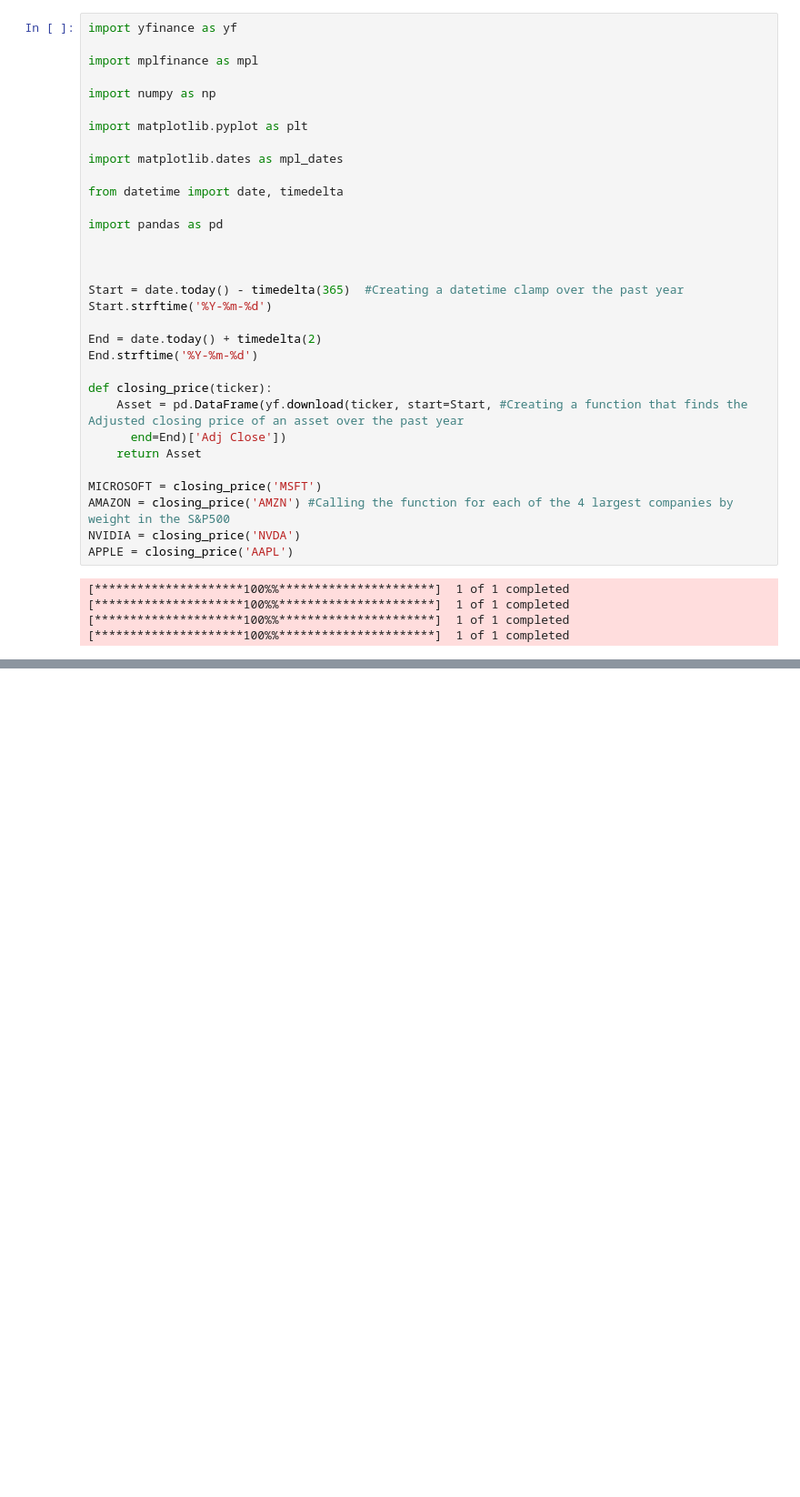
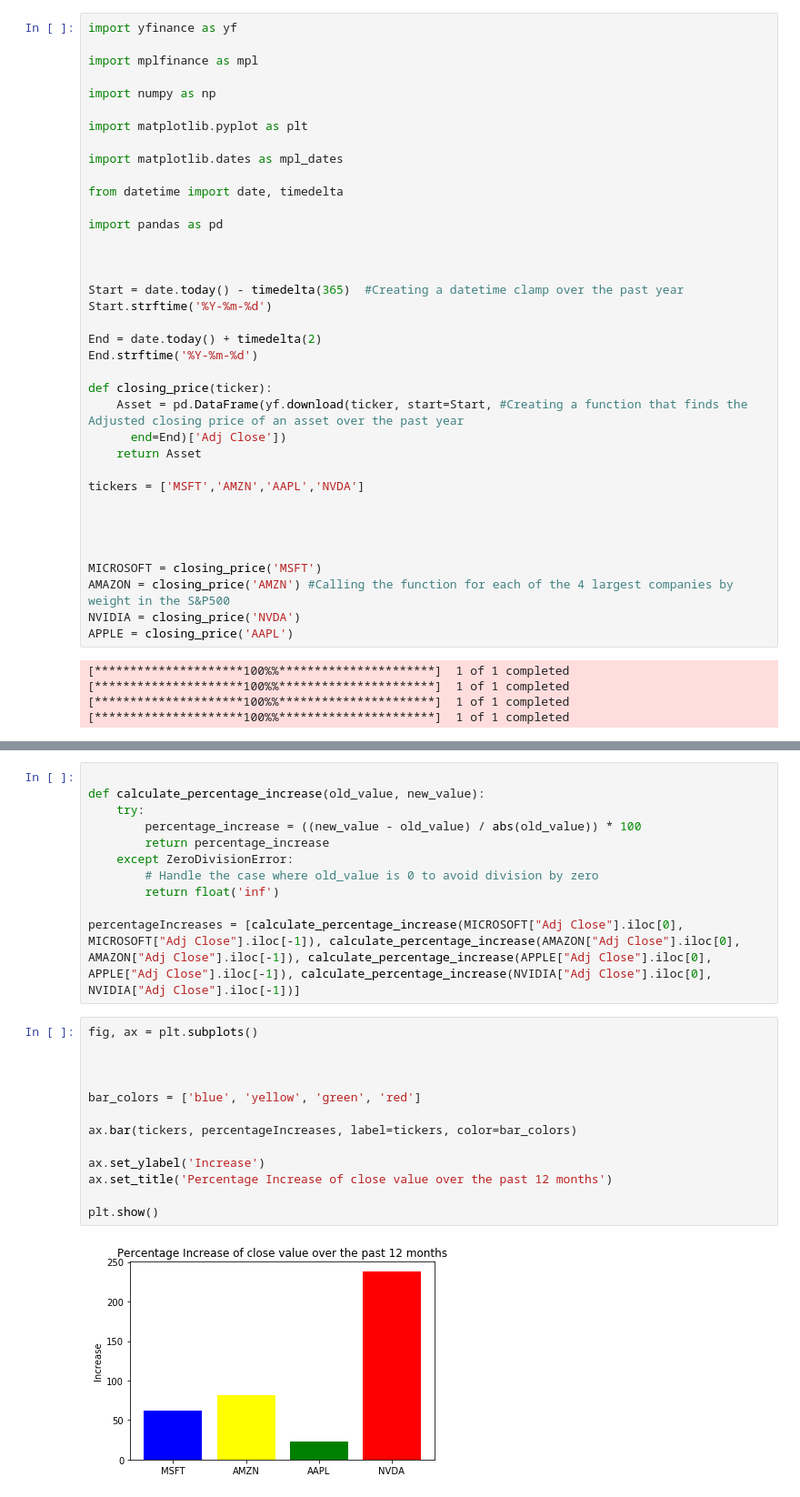
Before and after one commit to JamieHoughton1/JamiesProjects, a Jupyter notebook: Financial Analysis of S&P500/topFour.ipynb, the cells around one changed output, grey strips where cells are left out. Shown: that part at 91% size. Saved outputs shown, nothing was run; the diff lists cells and outputs as text; blank space fills up the shorter version.

```diff
--- a/Financial Analysis of S&P500/topFour.ipynb
+++ b/Financial Analysis of S&P500/topFour.ipynb
@@ -26,6 +26,11 @@ def closing_price(ticker):
       end=End)['Adj Close'])
     return Asset
 
+tickers = ['MSFT','AMZN','AAPL','NVDA']
+
+
+
+
 MICROSOFT = closing_price('MSFT')
 AMAZON = closing_price('AMZN') #Calling the function for each of the 4 largest companies by weight in the S&P500
 NVIDIA = closing_price('NVDA')
@@ -52,0 +63,26 @@ plt.show()
+# %%
+
+def calculate_percentage_increase(old_value, new_value):
+    try:
+        percentage_increase = ((new_value - old_value) / abs(old_value)) * 100
+        return percentage_increase
+    except ZeroDivisionError:
+        # Handle the case where old_value is 0 to avoid division by zero
+        return float('inf')
+
+percentageIncreases = [calculate_percentage_increase(MICROSOFT["Adj Close"].iloc[0], MICROSOFT["Adj Close"].iloc[-1]), calculate_percentage_increase(AMAZON["Adj Close"].iloc[0], AMAZON["Adj Close"].iloc[-1]), calculate_percentage_increase(APPLE["Adj Close"].iloc[0], APPLE["Adj Close"].iloc[-1]), calculate_percentage_increase(NVIDIA["Adj Close"].iloc[0], NVIDIA["Adj Close"].iloc[-1])]
+# %%
+fig, ax = plt.subplots()
+
+
+
+bar_colors = ['blue', 'yellow', 'green', 'red']
+
+ax.bar(tickers, percentageIncreases, label=tickers, color=bar_colors)
+
+ax.set_ylabel('Increase')
+ax.set_title('Percentage Increase of close value over the past 12 months')
+
+plt.show()
+# %% [output]
+[figure, added]
```
Also changed, not shown: parts of 2 cells of this notebook.
